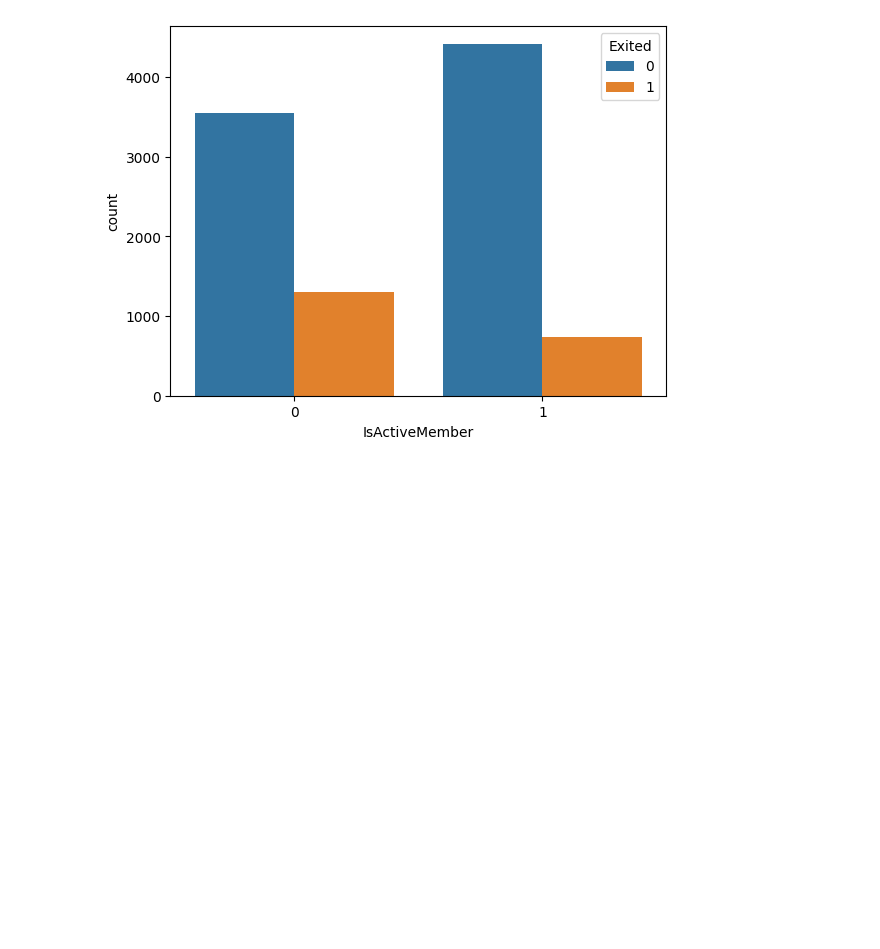
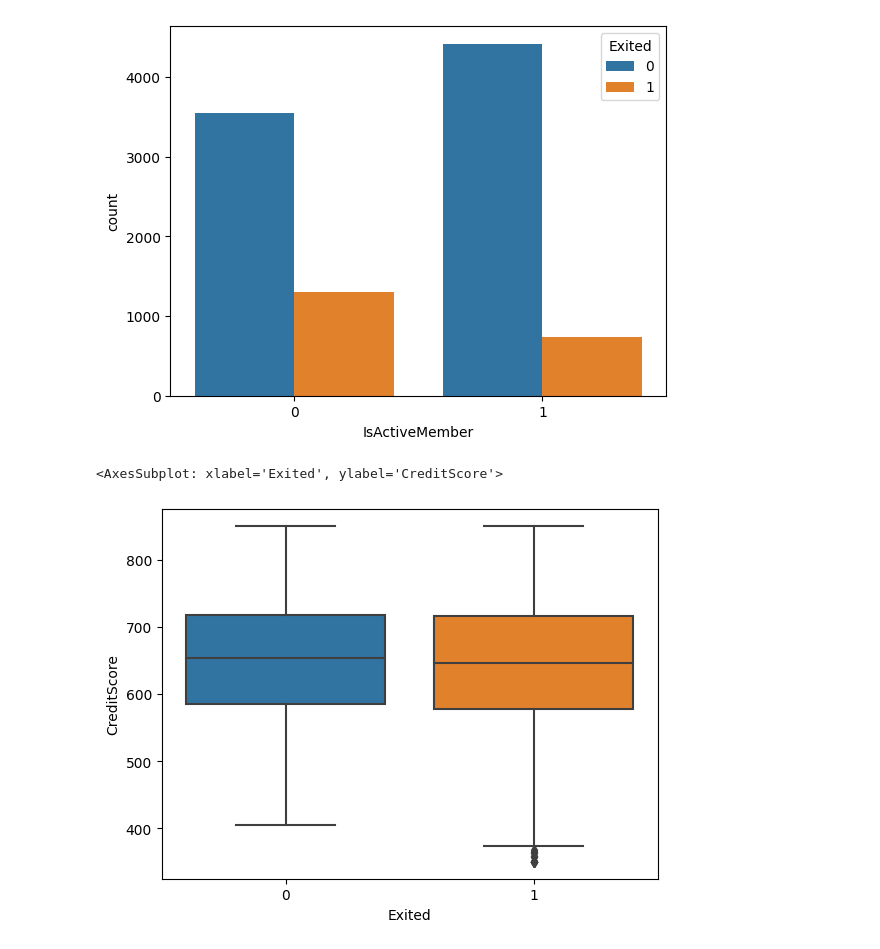
Before and after one commit to nadeap/Data-Analyst, a Jupyter notebook: bank churn prediction/churn.ipynb, the cells around one changed output. Saved outputs shown, nothing was run; the diff lists cells and outputs as text; code cells hidden in the pictures; blank space fills up the shorter version.

Commit message:
update boxplot

```diff
--- a/bank churn prediction/churn.ipynb
+++ b/bank churn prediction/churn.ipynb
@@ -127,3 +127,8 @@ sns.countplot(x='IsActiveMember', hue = 'Exited',data = data)
 # %% [output]
 <AxesSubplot: xlabel='IsActiveMember', ylabel='count'>
 [figure]
+# %%
+sns.boxplot(x='Exited', y='CreditScore', data=data)
+# %% [output]
+<AxesSubplot: xlabel='Exited', ylabel='CreditScore'>
+[figure, added]
```
Also changed, not shown: parts of 5 cells of this notebook.
